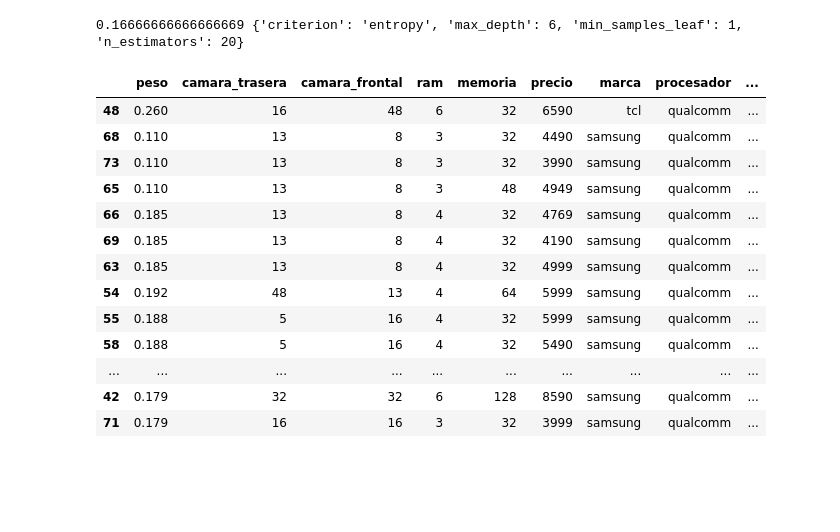
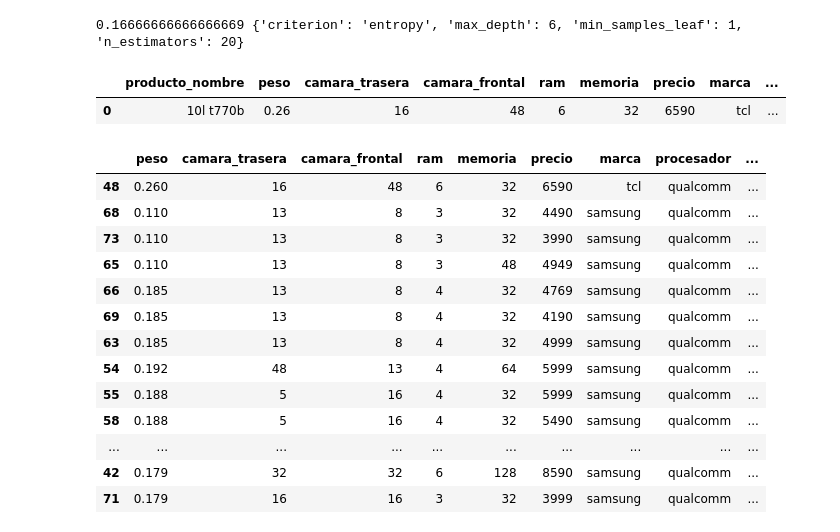
Before and after one commit to yoselalberto/ia_proyecto_final, a Jupyter notebook: modeling.ipynb, the cells around one changed output. Drawn from its saved outputs; the diff is of its cells as text; code cells hidden in the pictures; blank space fills up the shorter version.

Commit message:
add examples of prediction

```diff
--- a/modeling.ipynb
+++ b/modeling.ipynb
@@ -167,5 +166,14 @@ print (modelo.best_score_, modelo.best_params_)
 prediction_array = modelo_mejor.predict(predictores_transformed)
 prediction = encoder_objetivo.inverse_transform(prediction_array)
+# %%
+# prediction for individual example
+ejemplo_predictores = predictores_transformed.head(1)
+ejemplo_prediccion  = modelo_mejor.predict(ejemplo_predictores)
+ejemplo_prediccion  = encoder_objetivo.inverse_transform(ejemplo_prediccion)
+pd.DataFrame({'producto_nombre': ejemplo_prediccion[0]}).merge(df, on = 'producto_nombre', how = 'inner')
+# %% [output]
+|  | producto_nombre | peso | camara_trasera | camara_frontal | ram | memoria | precio | marca | ... |
+| 0 | 10l t770b | 0.26 | 16 | 48 | 6 | 32 | 6590 | tcl | ... |
 # %%
 df.sort_values(by = 'producto_nombre').head(20)
 # %% [output]
```
Also changed, not shown: parts of 4 cells of this notebook.
